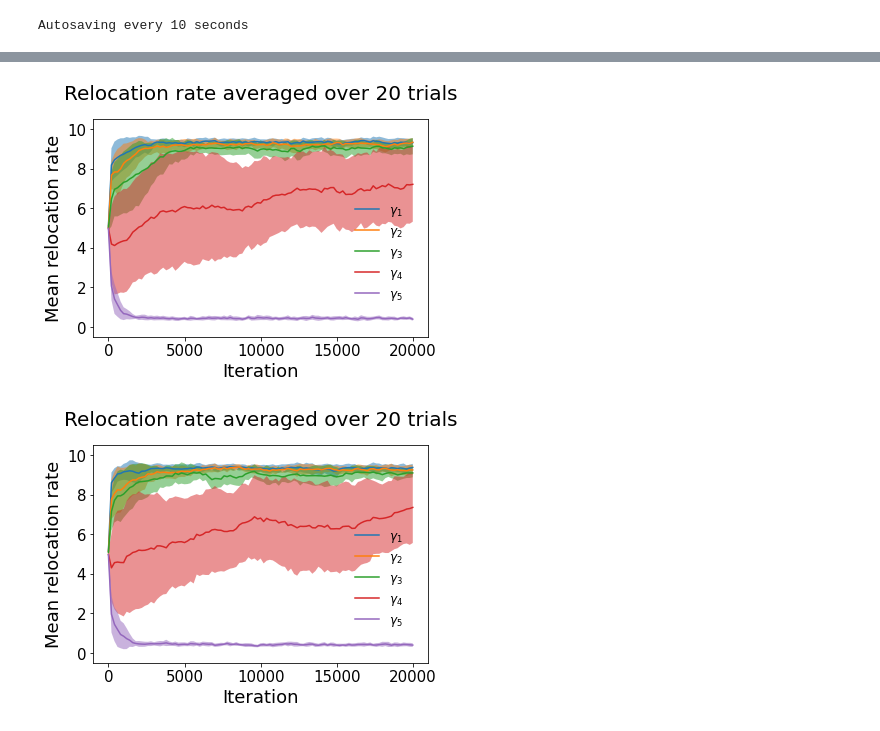
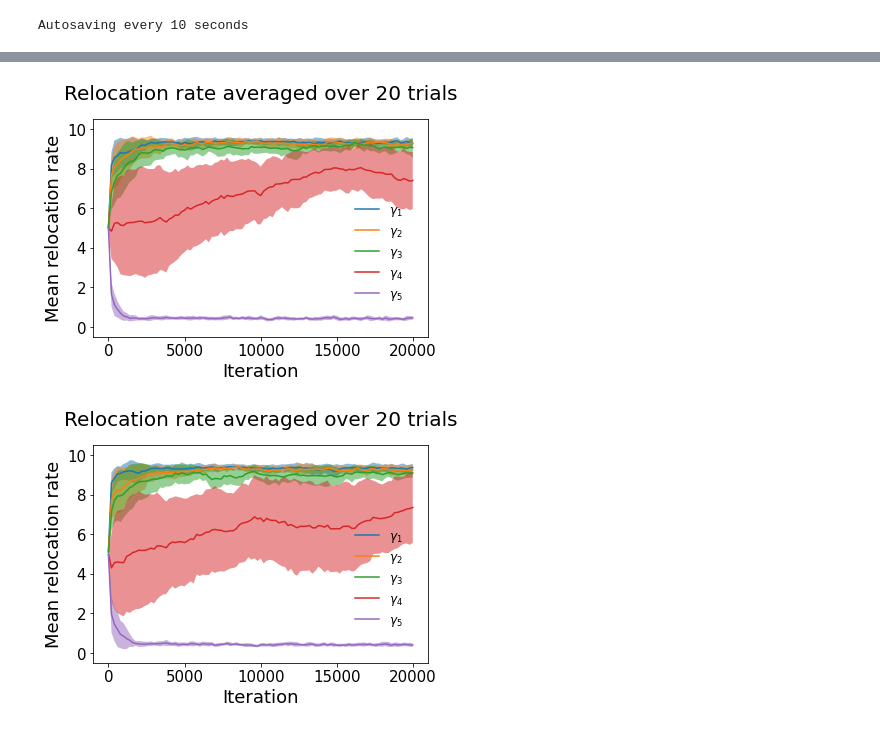
Before and after one commit to tongliang11/Evolution-dynamics, a Jupyter notebook: Agent based stochastic simulations.ipynb, the cells around one changed output, grey strips where cells are left out. Saved outputs shown, nothing was run; the diff lists cells and outputs as text; code cells hidden in the pictures.

```diff
--- a/Agent based stochastic simulations.ipynb
+++ b/Agent based stochastic simulations.ipynb
@@ -447,7 +445,7 @@ for i in range(0,iteration,200):
 #         with open("./evolve_data/2020_06_17_01_25/trail_{}/iteration_{}".format(j,i), "rb") as fp:   # Unpickling
 #             data[j] = pickle.load(fp)
         try:
-            with open("./evolve_data/2021_04_08_14_50/trail_{}/iteration_{}".format(j,i), "rb") as fp:   # Unpickling
+            with open("./evolve_data/2021_04_12_02_18/trial_{}/iteration_{}".format(j,i), "rb") as fp:   # Unpickling
                 data[j] = pickle.load(fp)
         except FileNotFoundError:
             print("trail_{}".format(j)+" doesn\'t have iteration_{}".format(i))
@@ -456,34 +454,34 @@ for i in range(0,iteration,200):
 #     boxdata=[np.median(np.array([data[j][i].hop for i in range(500)]),axis=0) for j in range(20)]
     var[int(i/200)]=np.var(np.array(boxdata).T,1)
     ave[int(i/200)]=np.average(np.array(boxdata).T,1)
 # for i in range(5):
 #     plt.plot(np.sqrt(np.array(var))[:,i],label="component {}".format(i+1))
 # plt.ylabel('STD of the medians of 20 copies')
 # plt.xlabel('Iterations/50')
 # # plt.title('noise 0.05 uniform local birth')
 # plt.legend()
 # plt.show()
 for i in range(5):
     plt.plot(np.linspace(0,20000,101),np.array(ave)[:,i],'-',label="$\gamma_{}$".format(i+1))
     plt.fill_between(np.linspace(0,20000,101),np.array(ave)[:,i]-np.sqrt(np.array(var))[:,i], np.array(ave)[:,i]+np.sqrt(np.array(var))[:,i], alpha=0.5)
 plt.ylabel('Mean relocation rate',fontsize = 18)
 plt.xlabel('Iteration',fontsize =18 )
 # plt.xticks(fontsize=12)
 # plt.title('Relocation rate averaged over 20 trials',fontsize=18)
 plt.text(10000, 11.5, 'Relocation rate averaged over 20 trials',
          horizontalalignment='center',
          fontsize=20)
 # plt.title('0 1 2 3 4 k =1 32*32 site')
 plt.legend(bbox_to_anchor=(0.75, 0.11),frameon=False,fontsize=12)
 plt.ylim(-0.5,10.5)
 plt.gca().set_xticks([0,5000,10000,15000,20000])
 plt.gca().tick_params(axis='x',labelsize=15)
 plt.gca().tick_params(axis='y',labelsize=15)
 # plt.legend()
 # plt.show()
 # plt.savefig('./Paper_1_Figures/evo_iteration_density0_ave.pdf')
 # %% [output]
-[figure, old version]
+[figure, new version]
 # %%
 iteration =20001
 var=[[] for _ in range(len(range(0,iteration,200)))]
```
Also changed, not shown: parts of 4 cells of this notebook.
